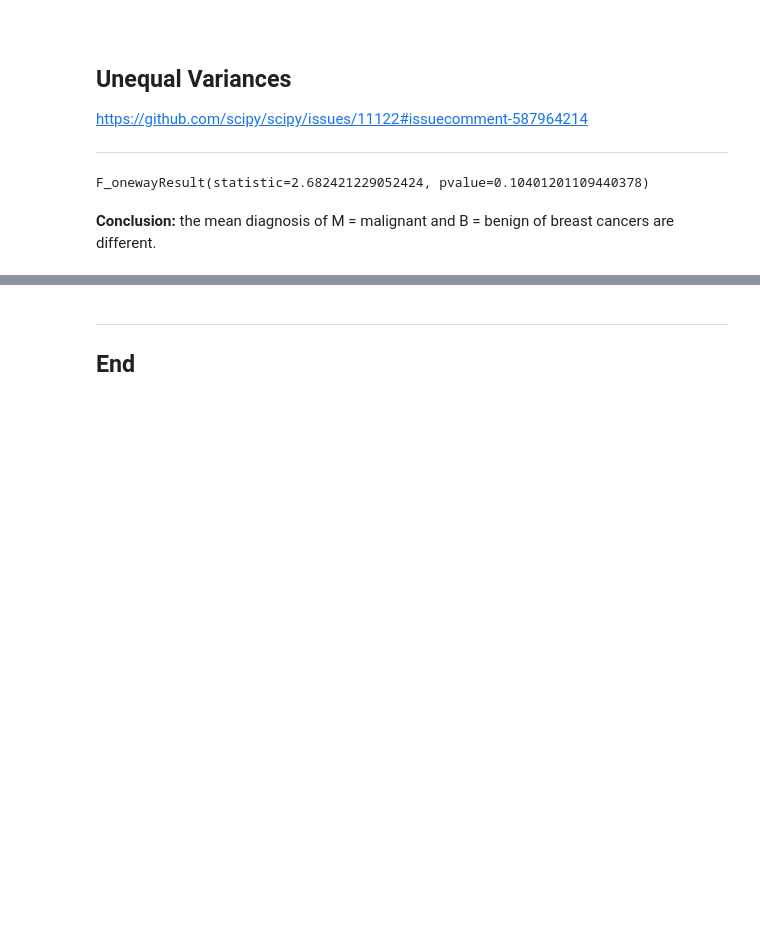
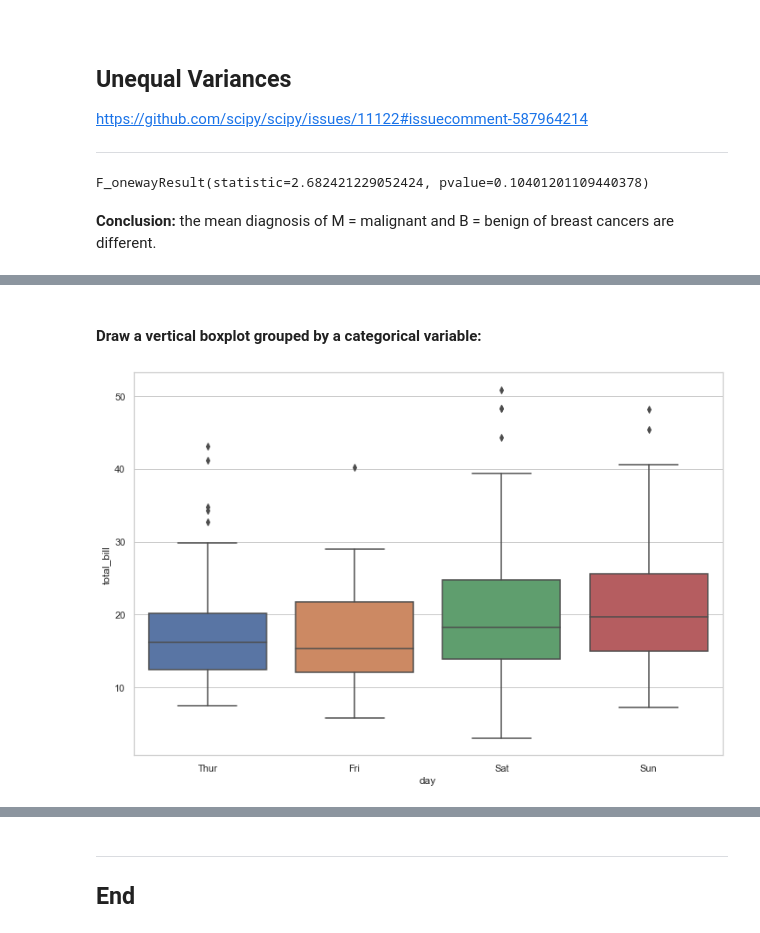
Before and after one commit to Samjean2020/machine-learning-and-statistics-project-winter-21-22, a Jupyter notebook: scipy-stats.ipynb, the cells around one changed output, grey strips where cells are left out. Cells and saved outputs as stored; diff of their text form; code cells hidden in the pictures; blank space fills up the shorter version.

```diff
--- a/scipy-stats.ipynb
+++ b/scipy-stats.ipynb
@@ -572,0 +605,6 @@ F_onewayResult(statistic=2.682421229052424, pvalue=0.10401201109440378)
+# %% [markdown]
+#### Draw a vertical boxplot grouped by a categorical variable:
+# %%
+ax = sns.boxplot(x="day", y="total_bill", data=tips)
+# %% [output]
+[figure, added]
```
Also changed, not shown: parts of 24 cells of this notebook.
